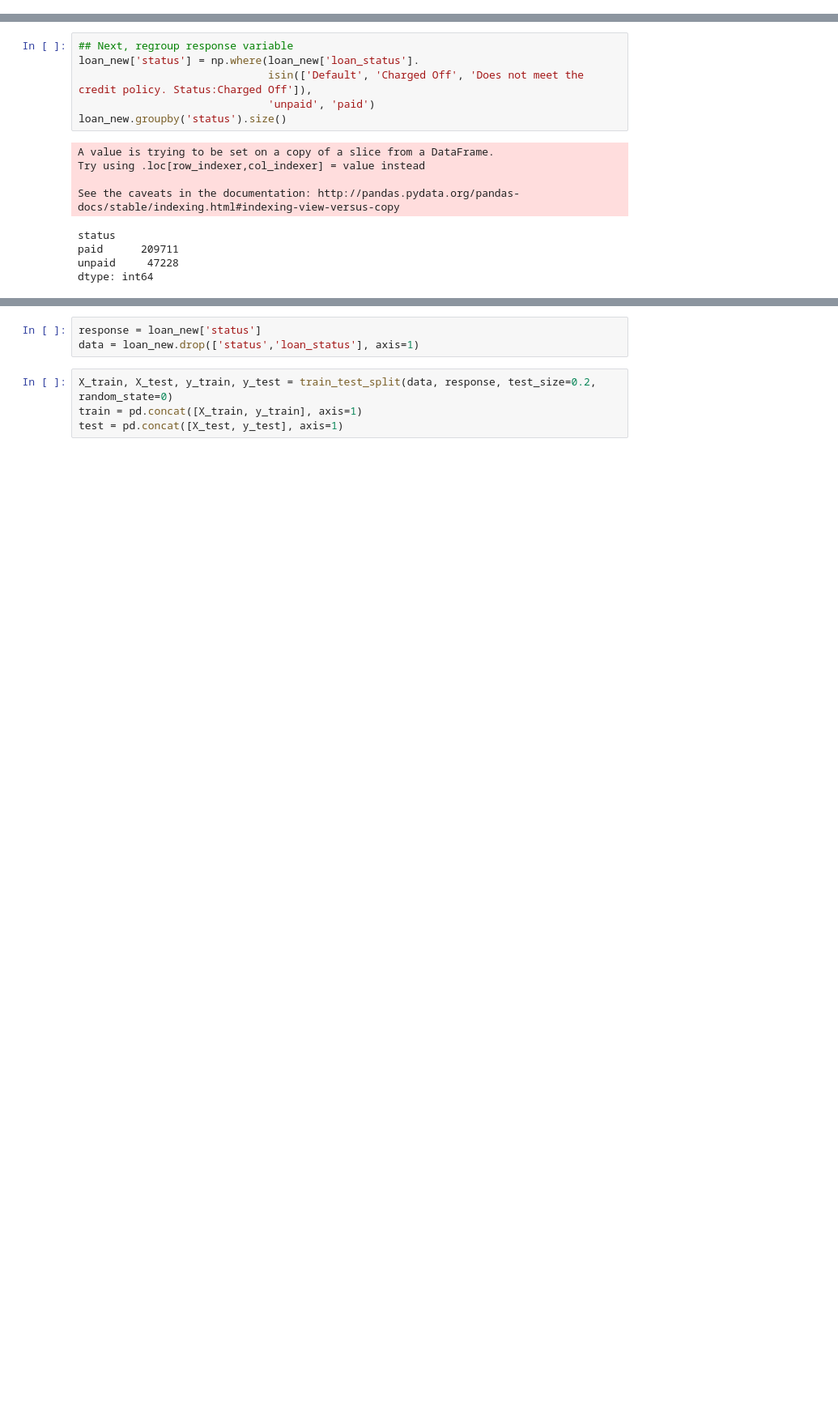
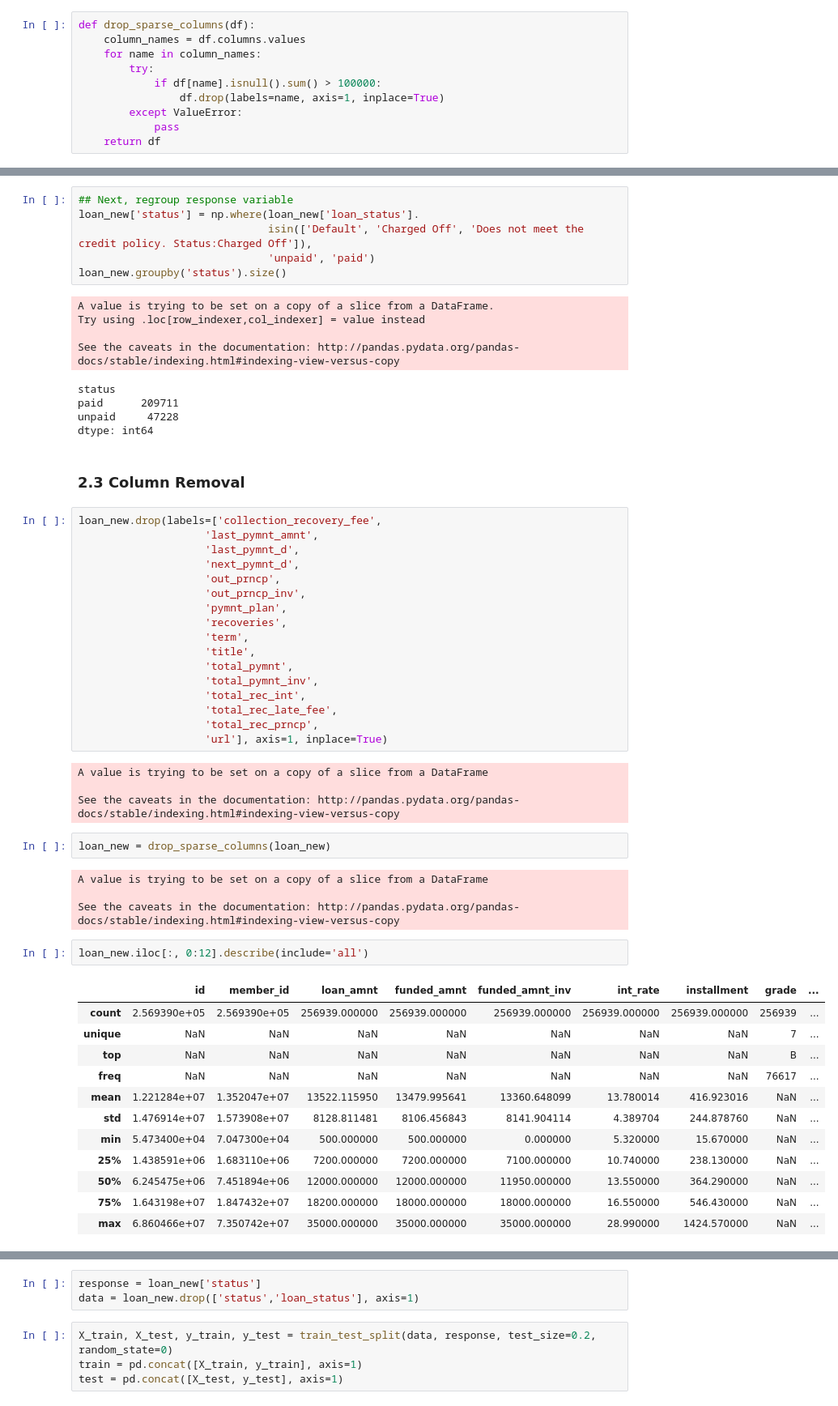
Before and after one commit to jinxinma/Loan_Default_Prediction_LendingClub, a Jupyter notebook: Loan Default Prediction EDA.ipynb, the cells around one changed output, grey strips where cells are left out. Shown: that part at 81% size. Drawn from its saved outputs; the diff is of its cells as text; blank space fills up the shorter version.

```diff
--- a/Loan Default Prediction EDA.ipynb
+++ b/Loan Default Prediction EDA.ipynb
@@ -17,6 +17,16 @@ fig_size=[]
 fig_size.append(20)
 fig_size.append(20)
 plt.rcParams["figure.figsize"] = fig_size
+# %%
+def drop_sparse_columns(df):
+    column_names = df.columns.values
+    for name in column_names:
+        try:
+            if df[name].isnull().sum() > 100000:
+                df.drop(labels=name, axis=1, inplace=True)
+        except ValueError:
+            pass
+    return df
 # %% [markdown]
 ## 2. EDA on Response Variable
 # %%
@@ -88,3 +100,47 @@ status
 paid      209711
 unpaid     47228
 dtype: int64
+# %% [markdown]
+### 2.3 Column Removal
+# %%
+loan_new.drop(labels=['collection_recovery_fee',
+                    'last_pymnt_amnt',
+                    'last_pymnt_d',
+                    'next_pymnt_d',
+                    'out_prncp',
+                    'out_prncp_inv',
+                    'pymnt_plan',
+                    'recoveries',
+                    'term',
+                    'title',
+                    'total_pymnt',
+                    'total_pymnt_inv',
+                    'total_rec_int',
+                    'total_rec_late_fee',
+                    'total_rec_prncp',
+                    'url'], axis=1, inplace=True)
+# %% [output]
+A value is trying to be set on a copy of a slice from a DataFrame
+
+See the caveats in the documentation: http://pandas.pydata.org/pandas-docs/stable/indexing.html#indexing-view-versus-copy
+# %%
+loan_new = drop_sparse_columns(loan_new)
+# %% [output]
+A value is trying to be set on a copy of a slice from a DataFrame
+
+See the caveats in the documentation: http://pandas.pydata.org/pandas-docs/stable/indexing.html#indexing-view-versus-copy
+# %%
+loan_new.iloc[:, 0:12].describe(include='all')
+# %% [output]
+|  | id | member_id | loan_amnt | funded_amnt | funded_amnt_inv | int_rate | installment | grade | ... |
+| count | 2.569390e+05 | 2.569390e+05 | 256939.000000 | 256939.000000 | 256939.000000 | 256939.000000 | 256939.000000 | 256939 | ... |
+| unique | NaN | NaN | NaN | NaN | NaN | NaN | NaN | 7 | ... |
+| top | NaN | NaN | NaN | NaN | NaN | NaN | NaN | B | ... |
+| freq | NaN | NaN | NaN | NaN | NaN | NaN | NaN | 76617 | ... |
+| mean | 1.221284e+07 | 1.352047e+07 | 13522.115950 | 13479.995641 | 13360.648099 | 13.780014 | 416.923016 | NaN | ... |
+| std | 1.476914e+07 | 1.573908e+07 | 8128.811481 | 8106.456843 | 8141.904114 | 4.389704 | 244.878760 | NaN | ... |
+| min | 5.473400e+04 | 7.047300e+04 | 500.000000 | 500.000000 | 0.000000 | 5.320000 | 15.670000 | NaN | ... |
+| 25% | 1.438591e+06 | 1.683110e+06 | 7200.000000 | 7200.000000 | 7100.000000 | 10.740000 | 238.130000 | NaN | ... |
+| 50% | 6.245475e+06 | 7.451894e+06 | 12000.000000 | 12000.000000 | 11950.000000 | 13.550000 | 364.290000 | NaN | ... |
+| 75% | 1.643198e+07 | 1.847432e+07 | 18200.000000 | 18000.000000 | 18000.000000 | 16.550000 | 546.430000 | NaN | ... |
+| max | 6.860466e+07 | 7.350742e+07 | 35000.000000 | 35000.000000 | 35000.000000 | 28.990000 | 1424.570000 | NaN | ... |
```
Also changed, not shown: parts of 19 cells of this notebook.
